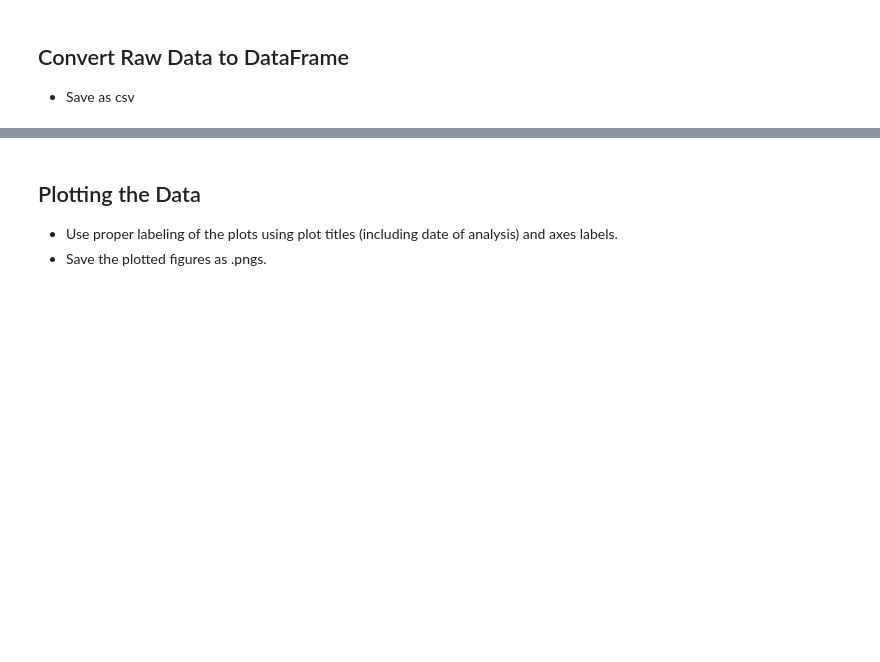
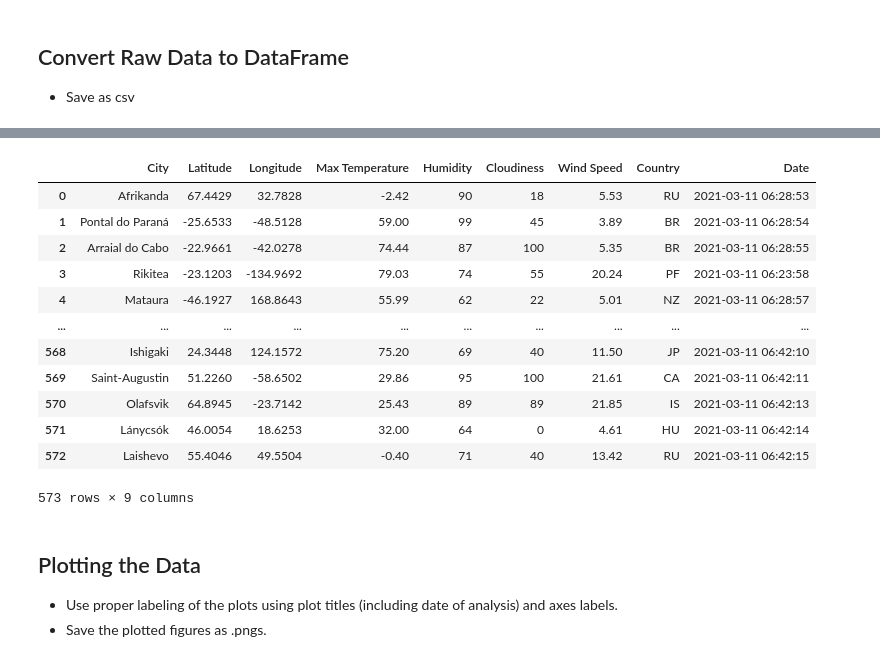
Before and after one commit to sir-omoreno/python-api-challenge, a Jupyter notebook: WeatherPy.ipynb, the cells around one changed output, grey strips where cells are left out. Cells and saved outputs as stored; diff of their text form; code cells hidden in the pictures; blank space fills up the shorter version.

```diff
--- a/WeatherPy.ipynb
+++ b/WeatherPy.ipynb
@@ -185,7 +185,7 @@ print("------------------------")
 
 for city in cities:
     #city_name = city
-    query_url = url + "appid=" + weather_api_key + "&q=" + test + "&units=imperial"
+    query_url = url + "appid=" + weather_api_key + "&q=" + city + "&units=imperial"
     response = requests.get(query_url)
     response_json = response.json()
     counter += 1
@@ -246,3 +235,32 @@ country
+# %%
+raw_data_df = pd.DataFrame({
+    "City": city_list,
+    "Latitude": lat,
+    "Longitude": long,
+    "Max Temperature": max_temp,
+    "Humidity": humidity,
+    "Cloudiness": cloudiness,
+    "Wind Speed": wind_speed,
+    "Country": country,
+    "Date": date})
+
+#Changing date column from UNIX date to easy to read format
+raw_data_df['Date'] = pd.to_datetime(raw_data_df['Date'], errors='coerce', unit='s')
+raw_data_df
+# %% [output]
+|  | City | Latitude | Longitude | Max Temperature | Humidity | Cloudiness | Wind Speed | Country | Date |
+| 0 | Afrikanda | 67.4429 | 32.7828 | -2.42 | 90 | 18 | 5.53 | RU | 2021-03-11 06:28:53 |
+| 1 | Pontal do Paraná | -25.6533 | -48.5128 | 59.00 | 99 | 45 | 3.89 | BR | 2021-03-11 06:28:54 |
+| 2 | Arraial do Cabo | -22.9661 | -42.0278 | 74.44 | 87 | 100 | 5.35 | BR | 2021-03-11 06:28:55 |
+| 3 | Rikitea | -23.1203 | -134.9692 | 79.03 | 74 | 55 | 20.24 | PF | 2021-03-11 06:23:58 |
+| 4 | Mataura | -46.1927 | 168.8643 | 55.99 | 62 | 22 | 5.01 | NZ | 2021-03-11 06:28:57 |
+| ... | ... | ... | ... | ... | ... | ... | ... | ... | ... |
+| 568 | Ishigaki | 24.3448 | 124.1572 | 75.20 | 69 | 40 | 11.50 | JP | 2021-03-11 06:42:10 |
+| 569 | Saint-Augustin | 51.2260 | -58.6502 | 29.86 | 95 | 100 | 21.61 | CA | 2021-03-11 06:42:11 |
+| 570 | Olafsvik | 64.8945 | -23.7142 | 25.43 | 89 | 89 | 21.85 | IS | 2021-03-11 06:42:13 |
+| 571 | Lánycsók | 46.0054 | 18.6253 | 32.00 | 64 | 0 | 4.61 | HU | 2021-03-11 06:42:14 |
+| 572 | Laishevo | 55.4046 | 49.5504 | -0.40 | 71 | 40 | 13.42 | RU | 2021-03-11 06:42:15 |
+573 rows × 9 columns
 # %% [markdown]
 ## Plotting the Data
 * Use proper labeling of the plots using plot titles (including date of analysis) and axes labels.
```
Also changed, not shown: parts of 4 cells of this notebook.
